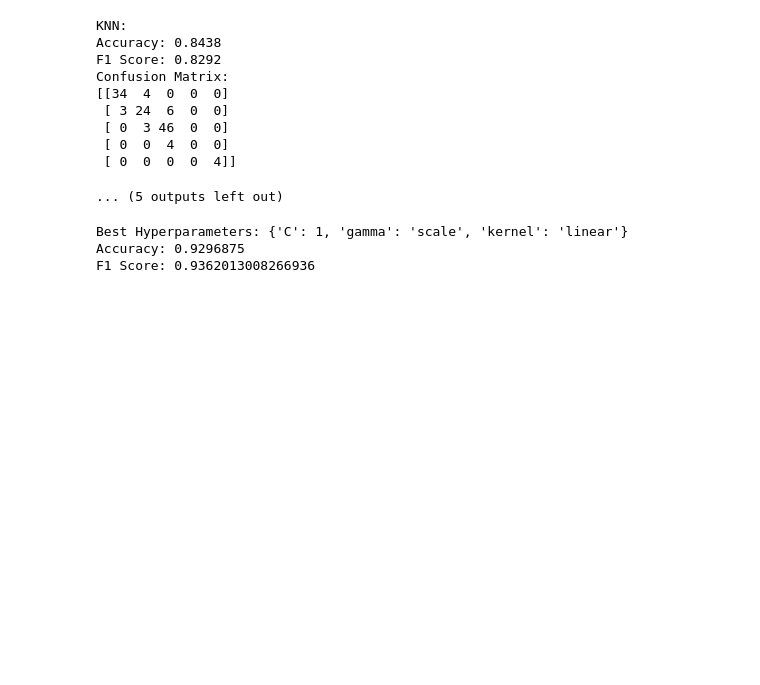
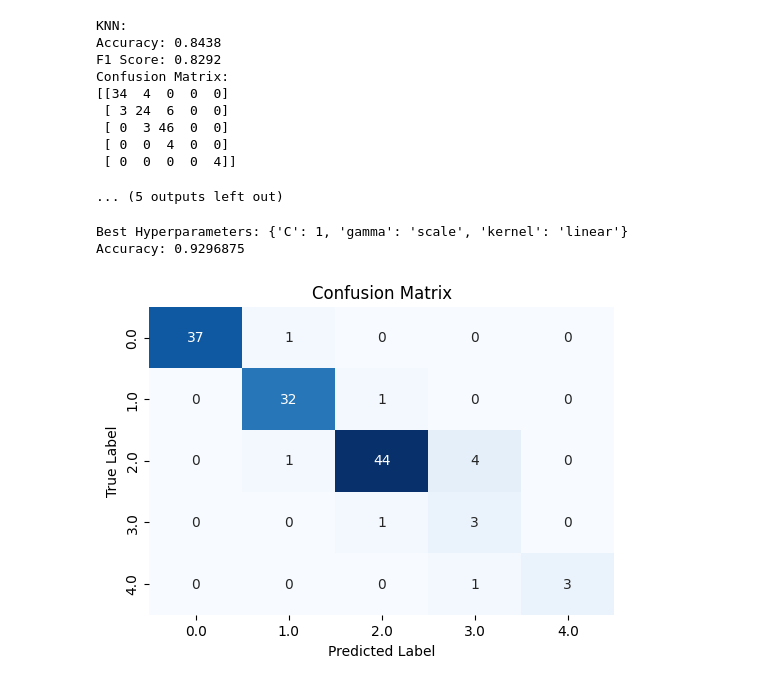
Before and after one commit to tariqrasheed172001/Prediction-of-Depression-levels., a Jupyter notebook: Model_building.ipynb, the cells around one changed output. Drawn from its saved outputs; the diff is of its cells as text; code cells hidden in the pictures; blank space fills up the shorter version.

```diff
--- a/Model_building.ipynb
+++ b/Model_building.ipynb
@@ -243,7 +253,11 @@ Confusion Matrix:
  [ 0  0  0  0  4]]
 ... (5 outputs left out)
 # %%
+import matplotlib.pyplot as plt
+import seaborn as sns
 from sklearn.model_selection import GridSearchCV
+from sklearn.svm import SVC
+from sklearn.metrics import accuracy_score, f1_score, confusion_matrix
 
 # Define the parameter grid
 param_grid = {
@@ -254,32 +268,46 @@ param_grid = {
 
 # Initialize SVC classifier
 svm_classifier = SVC(random_state=42)
 
 # Perform grid search
 grid_search = GridSearchCV(svm_classifier, param_grid, cv=5, scoring='accuracy', n_jobs=-1)
 grid_search.fit(X_train, y_train)
 
 # Get the best hyperparameters
 best_params = grid_search.best_params_
 print("Best Hyperparameters:", best_params)
 
 # Update the classifier with the best hyperparameters
 svm_classifier_best = SVC(**best_params, random_state=42)
 
 # Train the classifier with the best hyperparameters
 svm_classifier_best.fit(X_train, y_train)
 
 # Predict labels for the test set
 y_pred = svm_classifier_best.predict(X_test)
 
 # Calculate accuracy and F1 score
 accuracy = accuracy_score(y_test, y_pred)
 f1 = f1_score(y_test, y_pred, average='weighted')
 
+# Calculate confusion matrix
+conf_matrix = confusion_matrix(y_test, y_pred)
+
+# Obtain unique class labels
+class_names = np.unique(y_train)
+
 # Print results
 print("Accuracy:", accuracy)
-print("F1 Score:", f1)
+# print("F1 Score:", f1)
+
+# Plot confusion matrix as heatmap with smaller size
+plt.figure(figsize=(6, 4))
+sns.heatmap(conf_matrix, annot=True, fmt='d', cmap='Blues', cbar=False, xticklabels=class_names, yticklabels=class_names)
+plt.xlabel('Predicted Label')
+plt.ylabel('True Label')
+plt.title('Confusion Matrix')
+plt.show()
 # %% [output]
 Best Hyperparameters: {'C': 1, 'gamma': 'scale', 'kernel': 'linear'}
 Accuracy: 0.9296875
-F1 Score: 0.9362013008266936
+[figure, added]
```
Also changed, not shown: parts of 4 cells of this notebook.
